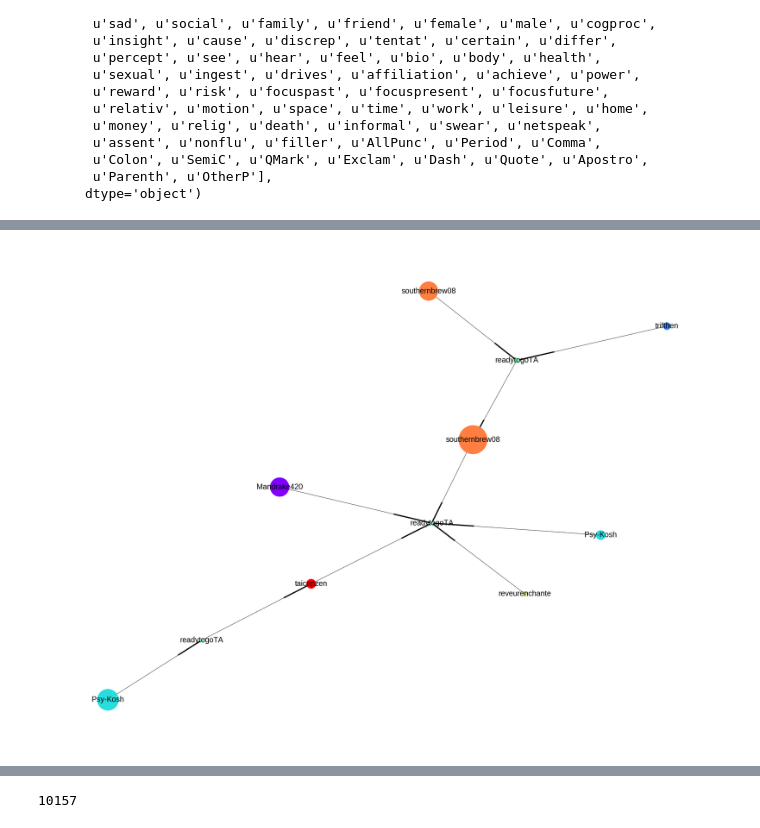
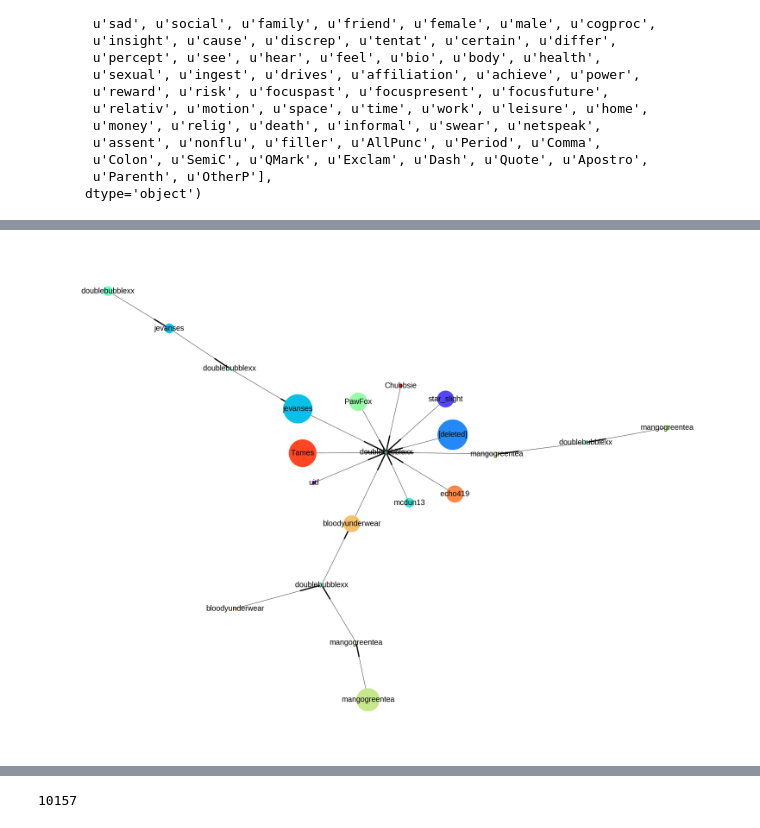
Before and after one commit to sagarjoglekar/redditTools, a Jupyter notebook: Notebooks/ReplyGraphAnalysis.ipynb, the cells around one changed output, grey strips where cells are left out. Drawn from its saved outputs; the diff is of its cells as text; code cells hidden in the pictures.

```diff
--- a/Notebooks/ReplyGraphAnalysis.ipynb
+++ b/Notebooks/ReplyGraphAnalysis.ipynb
@@ -194,7 +240,7 @@ print len(allGraphs_SW) , len(allGraphs_BL)
 # %%
-drawReplyGraph(allGraphs_SW[allGraphs_SW.keys()[10]])
+drawReplyGraph(allGraphs_SW[allGraphs_SW.keys()[15]])
 # %% [output]
-[figure, old version]
+[figure, new version]
 # %%
 drawReplyGraph(allGraphs_BL[allGraphs_BL.keys()[1]])
 # %% [output]
```
Also changed, not shown: parts of 99 cells of this notebook, 2 other files.
